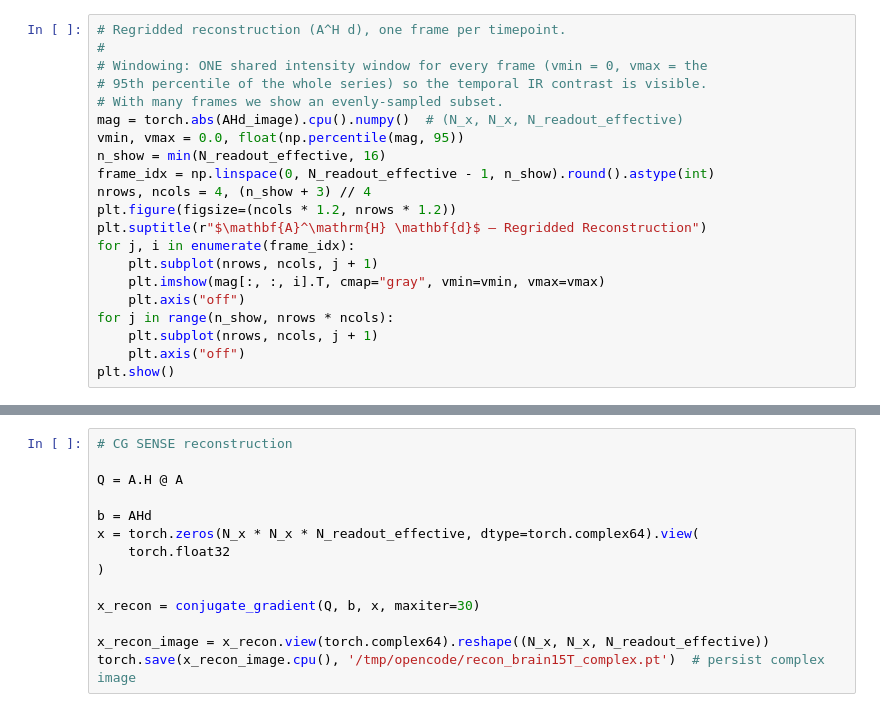
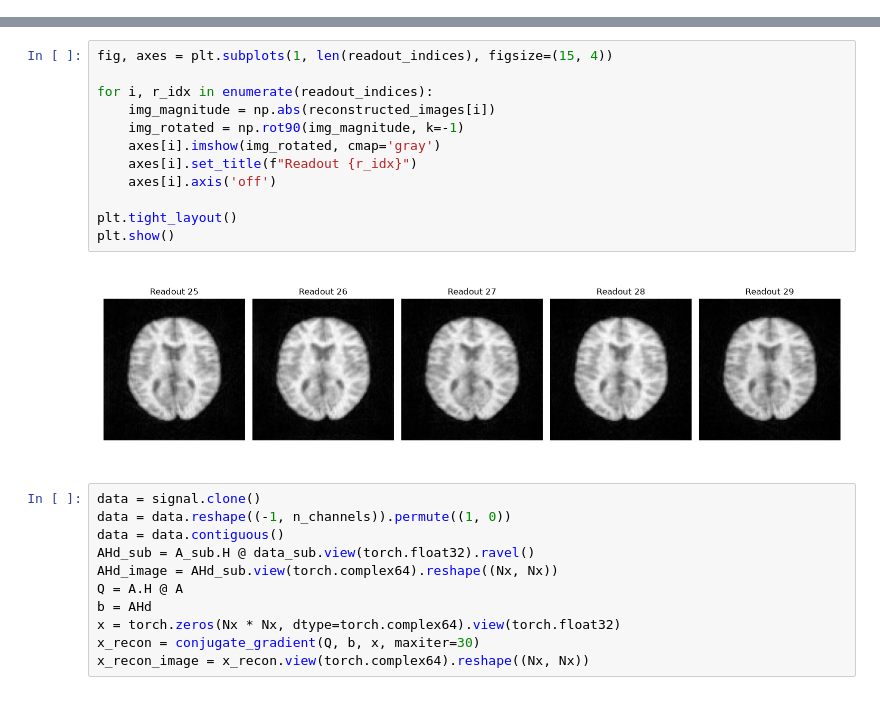
Before and after one commit to wsmbnslm/MRI, a Jupyter notebook: examples/US_2D_Kooshball_TrueFISP__4_.ipynb, the cells around one changed output, grey strips where cells are left out. Saved outputs shown, nothing was run; the diff lists cells and outputs as text.

```diff
--- a/examples/US_2D_Kooshball_TrueFISP__4_.ipynb
+++ b/examples/US_2D_Kooshball_TrueFISP__4_.ipynb
@@ -648,21 +419,0 @@ AHd_image = AHd.view(torch.complex64).reshape((N_x, N_x, N_readout_effective))
-# %%
-# Regridded reconstruction (A^H d), one frame per timepoint.
-#
-# Windowing: ONE shared intensity window for every frame (vmin = 0, vmax = the
-# 95th percentile of the whole series) so the temporal IR contrast is visible.
-# With many frames we show an evenly-sampled subset.
-mag = torch.abs(AHd_image).cpu().numpy()  # (N_x, N_x, N_readout_effective)
-vmin, vmax = 0.0, float(np.percentile(mag, 95))
-n_show = min(N_readout_effective, 16)
-frame_idx = np.linspace(0, N_readout_effective - 1, n_show).round().astype(int)
-nrows, ncols = 4, (n_show + 3) // 4
-plt.figure(figsize=(ncols * 1.2, nrows * 1.2))
-plt.suptitle(r"$\mathbf{A}^\mathrm{H} \mathbf{d}$ — Regridded Reconstruction")
-for j, i in enumerate(frame_idx):
-    plt.subplot(nrows, ncols, j + 1)
-    plt.imshow(mag[:, :, i].T, cmap="gray", vmin=vmin, vmax=vmax)
-    plt.axis("off")
-for j in range(n_show, nrows * ncols):
-    plt.subplot(nrows, ncols, j + 1)
-    plt.axis("off")
-plt.show()
@@ -669,14 +494,25 @@ plt.show()
+# %%
+fig, axes = plt.subplots(1, len(readout_indices), figsize=(15, 4))
+
+for i, r_idx in enumerate(readout_indices):
+    img_magnitude = np.abs(reconstructed_images[i])
+    img_rotated = np.rot90(img_magnitude, k=-1)
+    axes[i].imshow(img_rotated, cmap='gray')
+    axes[i].set_title(f"Readout {r_idx}")
+    axes[i].axis('off')
+
+plt.tight_layout()
+plt.show()
+# %% [output]
+[figure, added]
 # %%
-# CG SENSE reconstruction
-
+data = signal.clone()
+data = data.reshape((-1, n_channels)).permute((1, 0))
+data = data.contiguous()
+AHd_sub = A_sub.H @ data_sub.view(torch.float32).ravel()
+AHd_image = AHd_sub.view(torch.complex64).reshape((Nx, Nx))
 Q = A.H @ A
-
 b = AHd
-x = torch.zeros(N_x * N_x * N_readout_effective, dtype=torch.complex64).view(
-    torch.float32
-)
-
+x = torch.zeros(Nx * Nx, dtype=torch.complex64).view(torch.float32)
 x_recon = conjugate_gradient(Q, b, x, maxiter=30)
-
-x_recon_image = x_recon.view(torch.complex64).reshape((N_x, N_x, N_readout_effective))
-torch.save(x_recon_image.cpu(), '/tmp/opencode/recon_brain15T_complex.pt')  # persist complex image
+x_recon_image = x_recon.view(torch.complex64).reshape((Nx, Nx))
```
Also changed, not shown: parts of 26 cells of this notebook, 1 other file.
